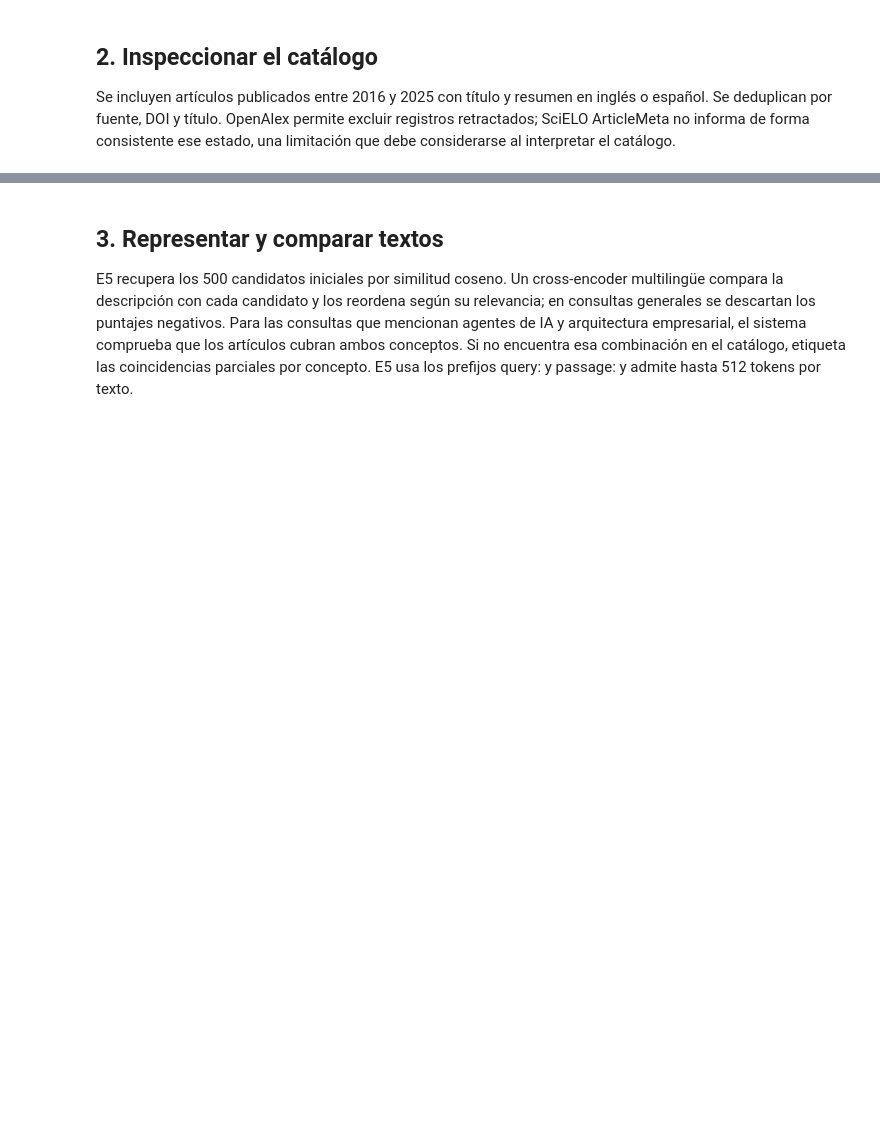
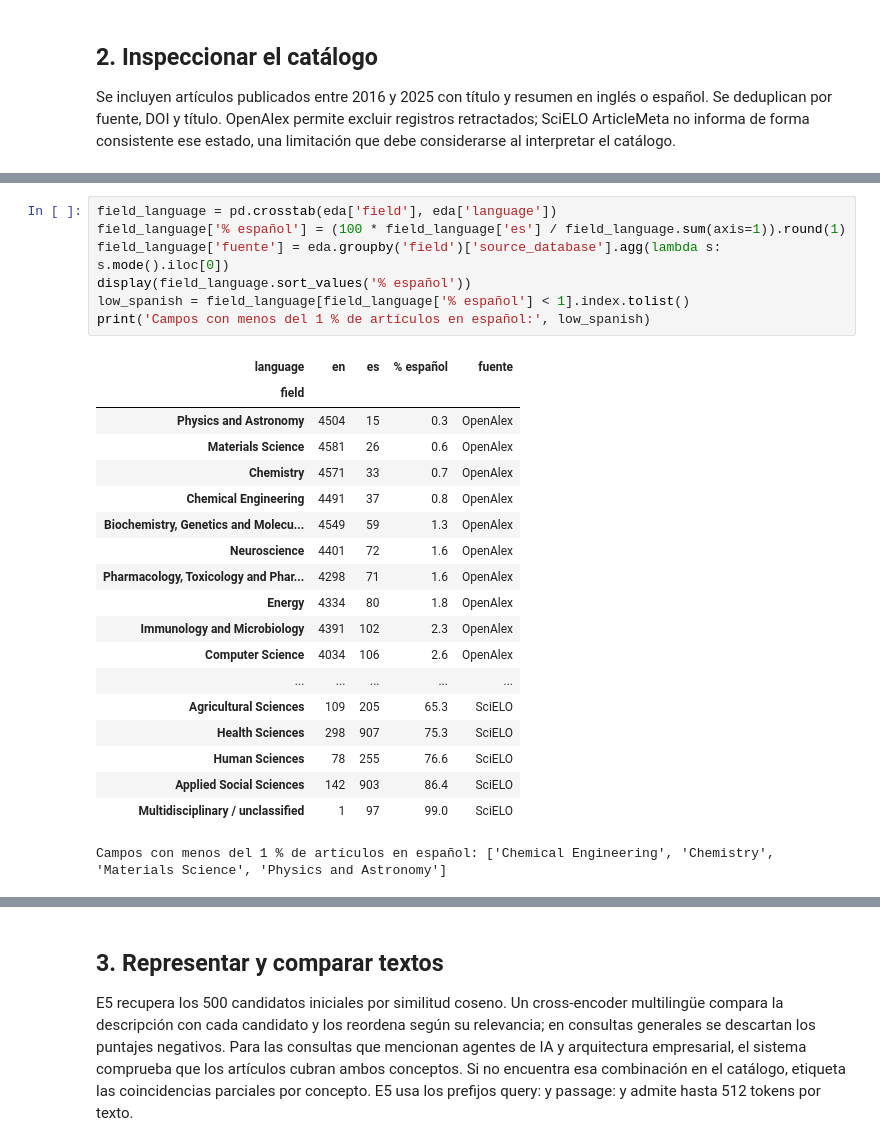
Before and after one commit to Sebas41/SistemaRecomendador, a Jupyter notebook: notebooks/01_recomendador_explicado.ipynb, the cells around one changed output, grey strips where cells are left out. Saved outputs shown, nothing was run; the diff lists cells and outputs as text; blank space fills up the shorter version.

```diff
--- a/notebooks/01_recomendador_explicado.ipynb
+++ b/notebooks/01_recomendador_explicado.ipynb
@@ -31,0 +82,27 @@ if CATALOG.exists():
+# %%
+field_language = pd.crosstab(eda['field'], eda['language'])
+field_language['% español'] = (100 * field_language['es'] / field_language.sum(axis=1)).round(1)
+field_language['fuente'] = eda.groupby('field')['source_database'].agg(lambda s: s.mode().iloc[0])
+display(field_language.sort_values('% español'))
+low_spanish = field_language[field_language['% español'] < 1].index.tolist()
+print('Campos con menos del 1 % de artículos en español:', low_spanish)
+# %% [output]
+| language | en | es | % español | fuente |
+| field |  |  |  |  |
+| Physics and Astronomy | 4504 | 15 | 0.3 | OpenAlex |
+| Materials Science | 4581 | 26 | 0.6 | OpenAlex |
+| Chemistry | 4571 | 33 | 0.7 | OpenAlex |
+| Chemical Engineering | 4491 | 37 | 0.8 | OpenAlex |
+| Biochemistry, Genetics and Molecu... | 4549 | 59 | 1.3 | OpenAlex |
+| Neuroscience | 4401 | 72 | 1.6 | OpenAlex |
+| Pharmacology, Toxicology and Phar... | 4298 | 71 | 1.6 | OpenAlex |
+| Energy | 4334 | 80 | 1.8 | OpenAlex |
+| Immunology and Microbiology | 4391 | 102 | 2.3 | OpenAlex |
+| Computer Science | 4034 | 106 | 2.6 | OpenAlex |
+| ... | ... | ... | ... | ... |
+| Agricultural Sciences | 109 | 205 | 65.3 | SciELO |
+| Health Sciences | 298 | 907 | 75.3 | SciELO |
+| Human Sciences | 78 | 255 | 76.6 | SciELO |
+| Applied Social Sciences | 142 | 903 | 86.4 | SciELO |
+| Multidisciplinary / unclassified | 1 | 97 | 99.0 | SciELO |
+Campos con menos del 1 % de artículos en español: ['Chemical Engineering', 'Chemistry', 'Materials Science', 'Physics and Astronomy']
```
Also changed, not shown: parts of 22 cells of this notebook, 17 other files.
